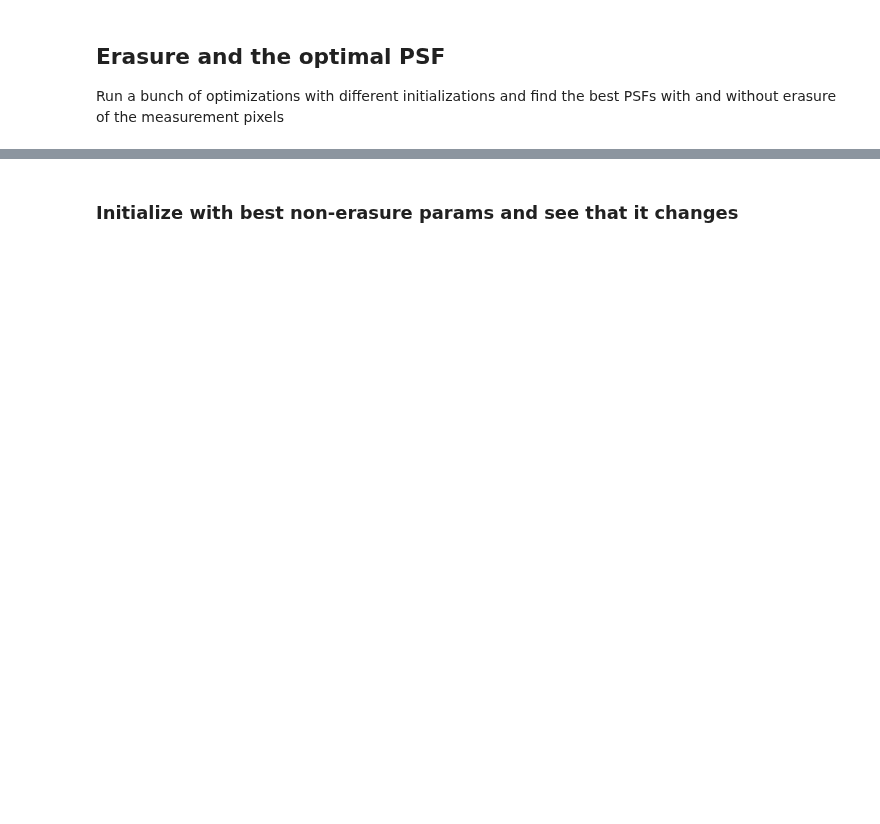
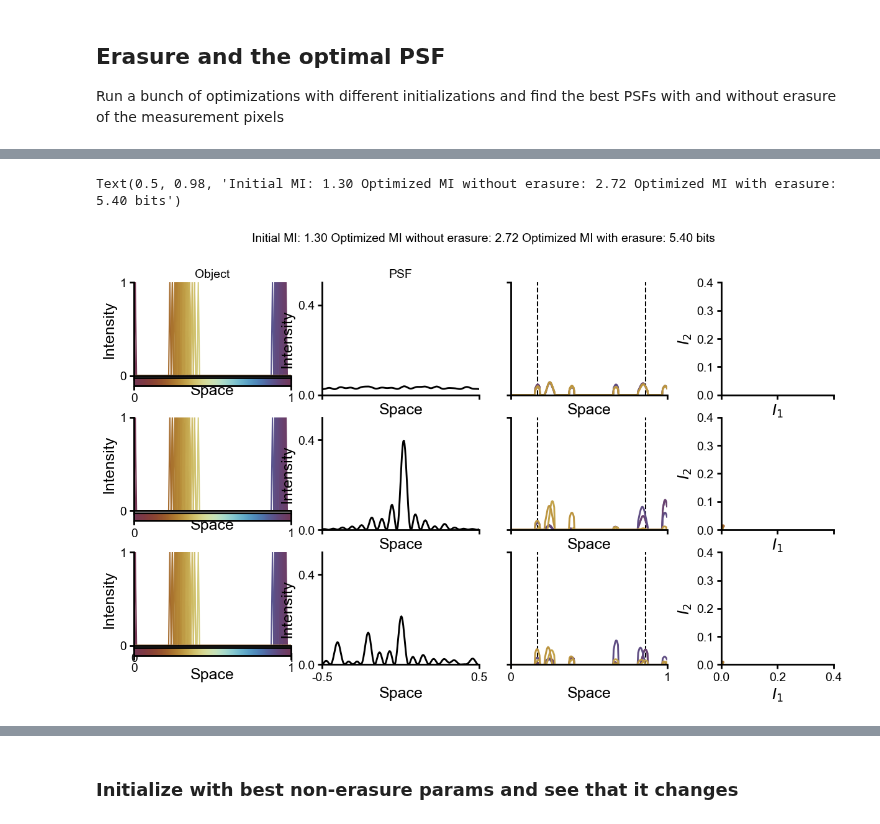
Before and after one commit to Waller-Lab/EncodingInformation, a Jupyter notebook: 1d_simulations/optimizing_with_information_and_erasure_masks.ipynb, the cells around one changed output, grey strips where cells are left out. Cells and saved outputs as stored; diff of their text form; code cells hidden in the pictures; blank space fills up the shorter version.

```diff
--- a/1d_simulations/optimizing_with_information_and_erasure_masks.ipynb
+++ b/1d_simulations/optimizing_with_information_and_erasure_masks.ipynb
@@ -337,0 +166,28 @@ Text(0.5, 0.98, 'Initial: -91.86, Optimized (no erasure): -46.42, Optimized (wit
+# %%
+from plot_utils_1D import *
+
+N_signals_to_plot = 40
+example_objects = test_objects[:N_signals_to_plot]
+
+
+########################## Plot the results #####################################
+intensity_lim_max = 0.4
+# sampling indices are two random non-erased indices
+sampling_indices = onp.random.choice(non_erased_indices, 2, replace=False)
+# make the smaller one first
+sampling_indices = np.sort(sampling_indices)
+
+fig, ax = plt.subplots(3, 4, figsize=(15, 8), sharex='col')
+make_delta_fn_object_PSF_plot(ax[0], initial_params, objects, erasure_mask, noise_sigma, psf_y_max=0.5,
+                              intensity_lim_max=intensity_lim_max, sampling_indices=sampling_indices, titles=True)
+make_delta_fn_object_PSF_plot(ax[1], best_no_erasure_params, objects, erasure_mask, noise_sigma, psf_y_max=0.5,
+                              intensity_lim_max=intensity_lim_max, sampling_indices=sampling_indices)
+make_delta_fn_object_PSF_plot(ax[2], best_erasure_params, objects, erasure_mask, noise_sigma, psf_y_max=0.5,
+                              intensity_lim_max=intensity_lim_max, sampling_indices=sampling_indices)
+
+fig.suptitle(f'Initial MI: {initial_mi:.2f} '
+                f'Optimized MI without erasure: {optimized_mi_no_erasure:.2f} '
+                f'Optimized MI with erasure: {optimized_mi_with_erasure:.2f} bits', fontsize=14)
+# %% [output]
+Text(0.5, 0.98, 'Initial MI: 1.30 Optimized MI without erasure: 2.72 Optimized MI with erasure: 5.40 bits')
+[figure, added]
```
Also changed, not shown: parts of 18 cells of this notebook, 11 other files.
